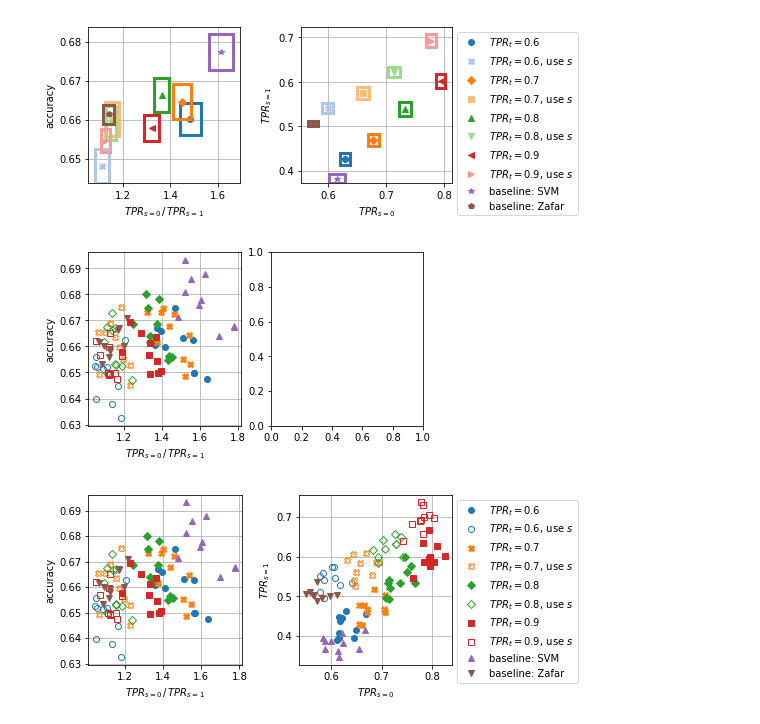
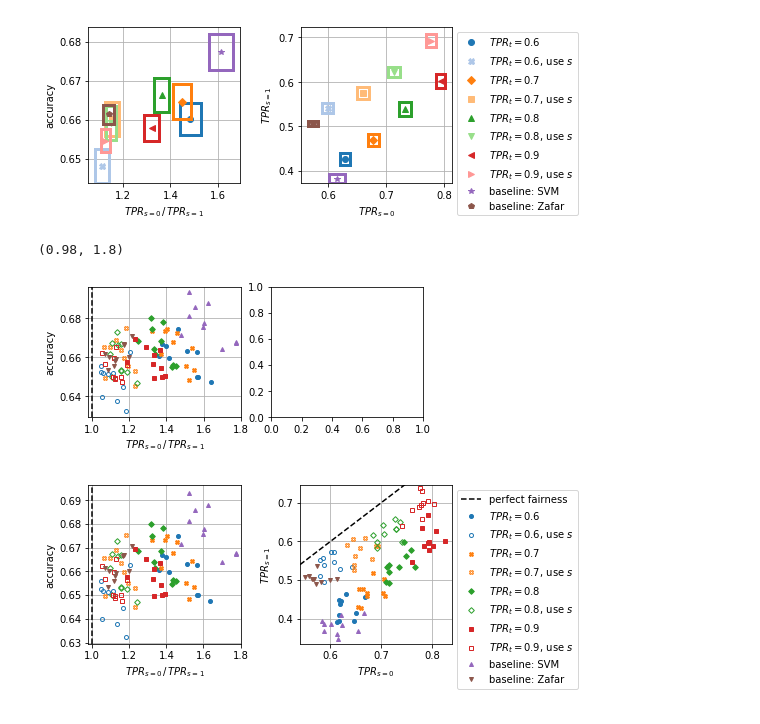
Before and after one commit to predictive-analytics-lab/fairness-comparison, a Jupyter notebook: analysis/eqopp_workshop.ipynb, the cells around one changed output. Drawn from its saved outputs; the diff is of its cells as text; code cells hidden in the pictures.

Commit message:
Finalize plots for workshop

```diff
--- a/analysis/eqopp_workshop.ipynb
+++ b/analysis/eqopp_workshop.ipynb
@@ -74,28 +74,35 @@ fig.savefig("/its/home/tk324/dev/latex/nips2018_workshop/figures/eqopp2.pdf", dp
 fig
 # %% [output]
 [figure]
+# %%
+ms = 4
 # %%
 xaxis = ('race-TPRRatio', '$TPR_{s=0}\\,/\\,TPR_{s=1}$')
 yaxis = ('accuracy', 'accuracy')
-fig, plots = plt.subplots(ncols=2, figsize=(6, 3.2))
-ph.scatter(plots[0], fairgp[0], xaxis, yaxis, legend=None)
-ph.scatter(plots[0], baselines[0], xaxis, yaxis, legend=None, startindex=4)
+fig, plots = plt.subplots(ncols=2, figsize=(6, 2.4))
+plots[0].axvline(x=1.0, linestyle='--', color='k')
+ph.scatter(plots[0], fairgp[0], xaxis, yaxis, legend=None, markersize=ms)
+ph.scatter(plots[0], baselines[0], xaxis, yaxis, legend=None, startindex=4, markersize=ms)
 #plot.set_ylim(0.785, 0.865)
-#plot.set_xlim(0.2, 1.5)
+plots[0].set_xlim(0.98, 1.8)
 #fig.savefig("/its/home/tk324/dev/latex/nips2018_workshop/figures/eqopp_acc_vs_tprratio.eps", dpi=200, bbox_extra_artists=[legend], bbox_inches='tight')
 # %% [output]
+(0.98, 1.8)
-[figure, old version]
+[figure, new version]
 # %%
 xaxis = ('0-TPR-race', '$TPR_{s=0}$')
 yaxis = ('1-TPR-race', '$TPR_{s=1}$')
 # fig, plot = plt.subplots(figsize=(4, 4))
 legends = []
-legends.append(ph.scatter(plots[1], fairgp[0], xaxis, yaxis, legend="outside"))
-legends.append(ph.scatter(plots[1], baselines[0], xaxis, yaxis, legend="outside", startindex=4))
+plots[1].plot([0.0, 1.0], [0.0, 1.0], 'k--', label="perfect fairness")
+legends.append(ph.scatter(plots[1], fairgp[0], xaxis, yaxis, legend="outside", markersize=ms))
+legends.append(ph.scatter(plots[1], baselines[0], xaxis, yaxis, legend="outside", startindex=4, markersize=ms))
 fig.tight_layout()
-#plot.set_ylim(0.785, 0.865)
-#plot.set_xlim(0.2, 1.5)
-fig.savefig("/its/home/tk324/dev/latex/nips2018_workshop/figures/eqopp.pdf", dpi=200, bbox_extra_artists=legends, bbox_inches='tight')
+fig.subplots_adjust(bottom=0)
+plots[1].set_ylim(0.335, 0.745)
+plots[1].set_xlim(0.54, 0.84)
+fig.savefig("/its/home/tk324/dev/latex/nips2018_workshop/figures/eqopp.pdf", bbox_extra_artists=legends,
+            bbox_inches='tight', pad_inches=0)
 fig
 # %% [output]
-[figure, old version]
+[figure, new version]
```
Also changed, not shown: 1 other file.
